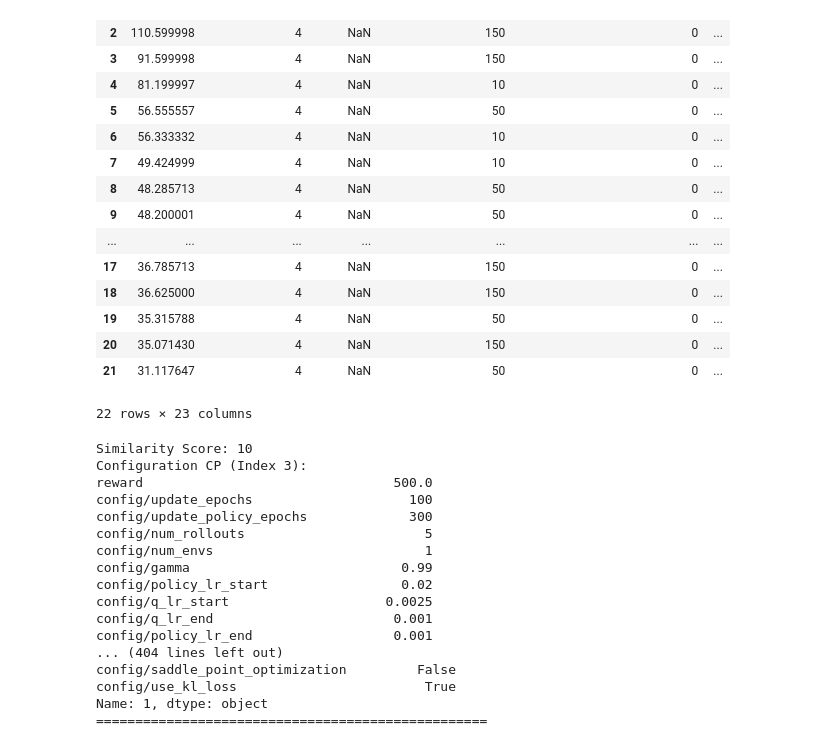
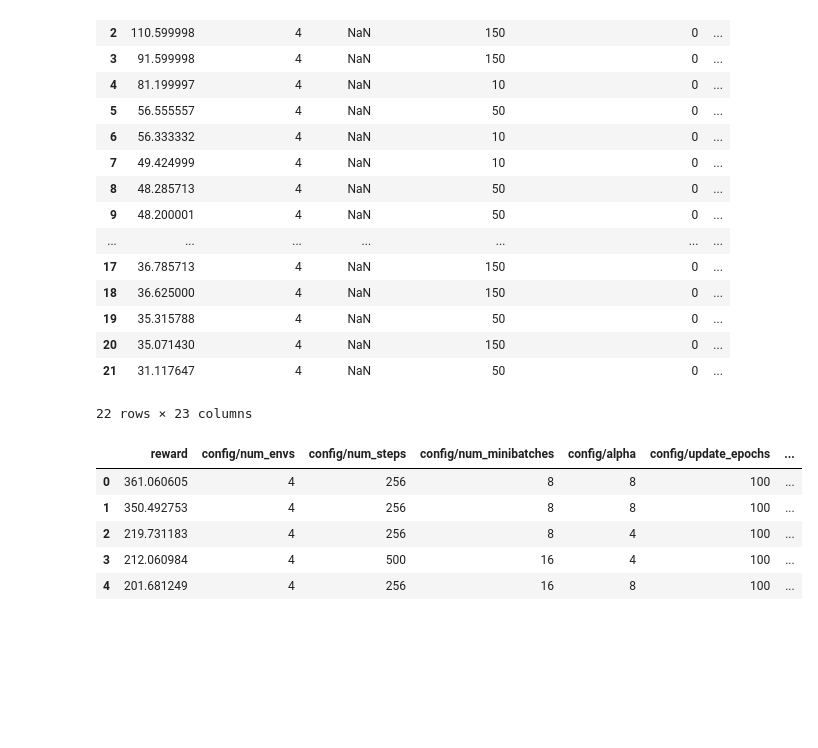
Before and after one commit to niicovila/Q-Reps, a Jupyter notebook: other/analyze_runs.ipynb, the cells around one changed output. Saved outputs shown, nothing was run; the diff lists cells and outputs as text; code cells hidden in the pictures; blank space fills up the shorter version.

```diff
--- a/other/analyze_runs.ipynb
+++ b/other/analyze_runs.ipynb
@@ -66,47 +63,0 @@ top_10_rewards_ll.to_csv('top_runs_CartPole.csv', index=False)
-# %%
-import pandas as pd
-
-# Assuming you have two dataframes: top_10_rewards_cp and top_10_rewards_ll
-
-# Function to find similar configurations
-def find_similar_configurations(df1, df2):
-    similar_configurations = []
-
-    for idx1, row1 in df1.iterrows():
-        for idx2, row2 in df2.iterrows():
-            similarity_score = sum(row1[:-1] == row2[:-1])
-            if similarity_score > 0:
-                similar_configurations.append((idx1, idx2, similarity_score))
-
-    return similar_configurations
-
-# Find similar configurations
-similar_configurations = find_similar_configurations(top_10_rewards_cp, top_10_rewards_ll)
-similar_configurations.sort(key=lambda x: x[2], reverse=True)
-# Print the top similar configurations
-for config in similar_configurations[:10]:
-    idx1, idx2, similarity_score = config
-    print("Similarity Score:", similarity_score)
-    print("Configuration CP (Index {}):".format(idx1))
-    print(top_10_rewards_cp.iloc[idx1])
-    print("Configuration LL (Index {}):".format(idx2))
-    print(top_10_rewards_ll.iloc[idx2])
-    print("="*50)
-# %% [output]
-Similarity Score: 10
-Configuration CP (Index 3):
-reward                                500.0
-config/update_epochs                    100
-config/update_policy_epochs             300
-config/num_rollouts                       5
-config/num_envs                           1
-config/gamma                           0.99
-config/policy_lr_start                 0.02
-config/q_lr_start                    0.0025
-config/q_lr_end                       0.001
-config/policy_lr_end                  0.001
-... (404 lines left out)
-config/saddle_point_optimization         False
-config/use_kl_loss                        True
-Name: 1, dtype: object
-==================================================
@@ -112,0 +93,29 @@ Name: 1, dtype: object
+# %%
+result_df = lunar_lander.groupby(lunar_lander.index // 3).agg({'reward': 'mean', **{col: 'first' for col in lunar_lander.columns if col != 'reward'}}).reset_index(drop=True)
+result_df = result_df.sort_values(by='reward', ascending=False)
+result_df.reset_index(drop=True, inplace=True)
+result_df.drop(['config/total_timesteps',
+                        'config/gamma',
+                        'config/q_histogram',
+                        'config/batch_size',
+                        'config/num_iterations',
+                        'config/eta',
+                        'config/tau',
+                        'config/minibatch_size',
+                        'config/parametrized_sampler',
+                        'config/saddle_point_optimization',
+                        'config/target_network_frequency',
+                        # 'config/use_kl_loss',
+                        'config/target_network'
+                        ], axis=1, inplace=True)
+
+result_df.reset_index(drop=True, inplace=True)
+result_df.head()
+# result_df.to_csv('CartPole_qreps_v2-1-averaging.csv', index=False)
+# %% [output]
+|  | reward | config/num_envs | config/num_steps | config/num_minibatches | config/alpha | config/update_epochs | ... |
+| 0 | 361.060605 | 4 | 256 | 8 | 8 | 100 | ... |
+| 1 | 350.492753 | 4 | 256 | 8 | 8 | 100 | ... |
+| 2 | 219.731183 | 4 | 256 | 8 | 4 | 100 | ... |
+| 3 | 212.060984 | 4 | 500 | 16 | 4 | 100 | ... |
+| 4 | 201.681249 | 4 | 256 | 16 | 8 | 100 | ... |
```
Also changed, not shown: parts of 2 cells of this notebook, 8 other files.
